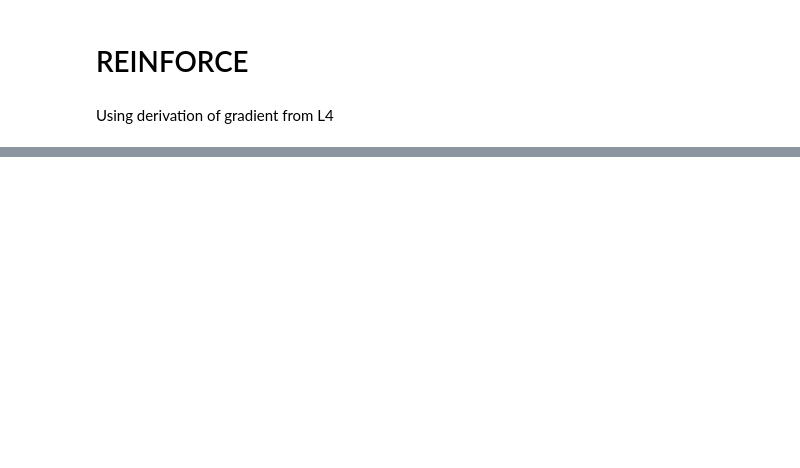
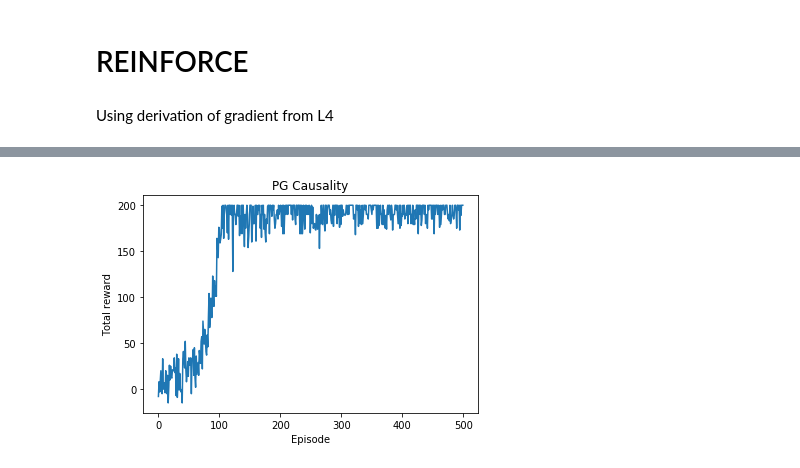
Before and after one commit to alex-faustino/rl-sandbox, a Jupyter notebook: homework/hw5/hw5_agou2_dusad2/results.ipynb, the cells around one changed output, grey strips where cells are left out. Saved outputs shown, nothing was run; the diff lists cells and outputs as text; code cells hidden in the pictures; blank space fills up the shorter version.

```diff
--- a/homework/hw5/hw5_agou2_dusad2/results.ipynb
+++ b/homework/hw5/hw5_agou2_dusad2/results.ipynb
@@ -40,0 +48,9 @@ plt.show()
+# %%
+pg_caus = Reinforce(GridWorld(),state_space,action_space,Policy())
+pg_caus_rewards = pg_caus.train(episode_num=500, num_samples=5, alpha=0.01, causality=True)
+plt.xlabel("Episode")
+plt.ylabel("Total reward")
+plt.title("PG Causality")
+plt.plot(pg_caus_rewards)
+plt.show()
+# %% [output]
@@ -41,3 +58,4 @@ plt.show()
+[figure, added]
 # %%
 def showImagesHorizontally(list_of_images):
     fig = plt.figure(figsize=(50, 40))
```
Also changed, not shown: parts of 5 cells of this notebook.
